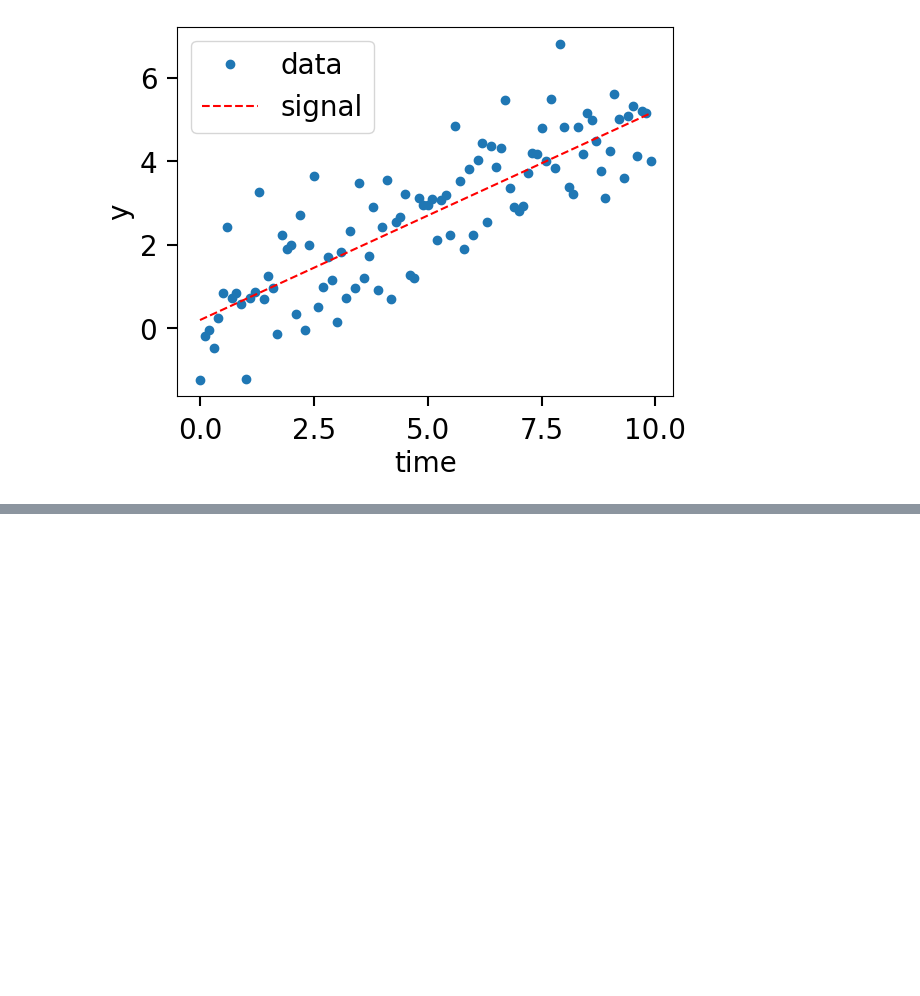
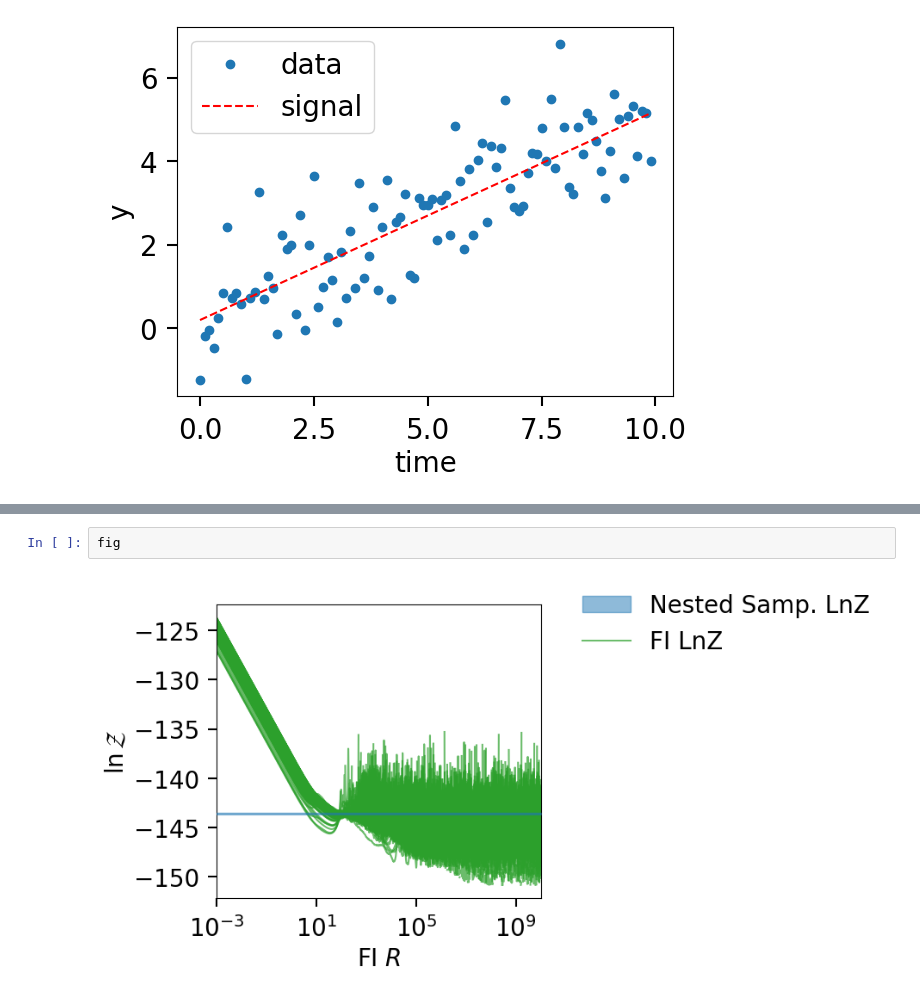
Before and after one commit to avivajpeyi/funnel, a Jupyter notebook: docs/example.ipynb, the cells around one changed output, grey strips where cells are left out. Drawn from its saved outputs; the diff is of its cells as text; blank space fills up the shorter version.

```diff
--- a/docs/example.ipynb
+++ b/docs/example.ipynb
@@ -222,0 +142,4 @@ fig.tight_layout()
+# %%
+fig
+# %% [output]
+[figure, added]
```
Also changed, not shown: parts of 12 cells of this notebook, 4 other files.
